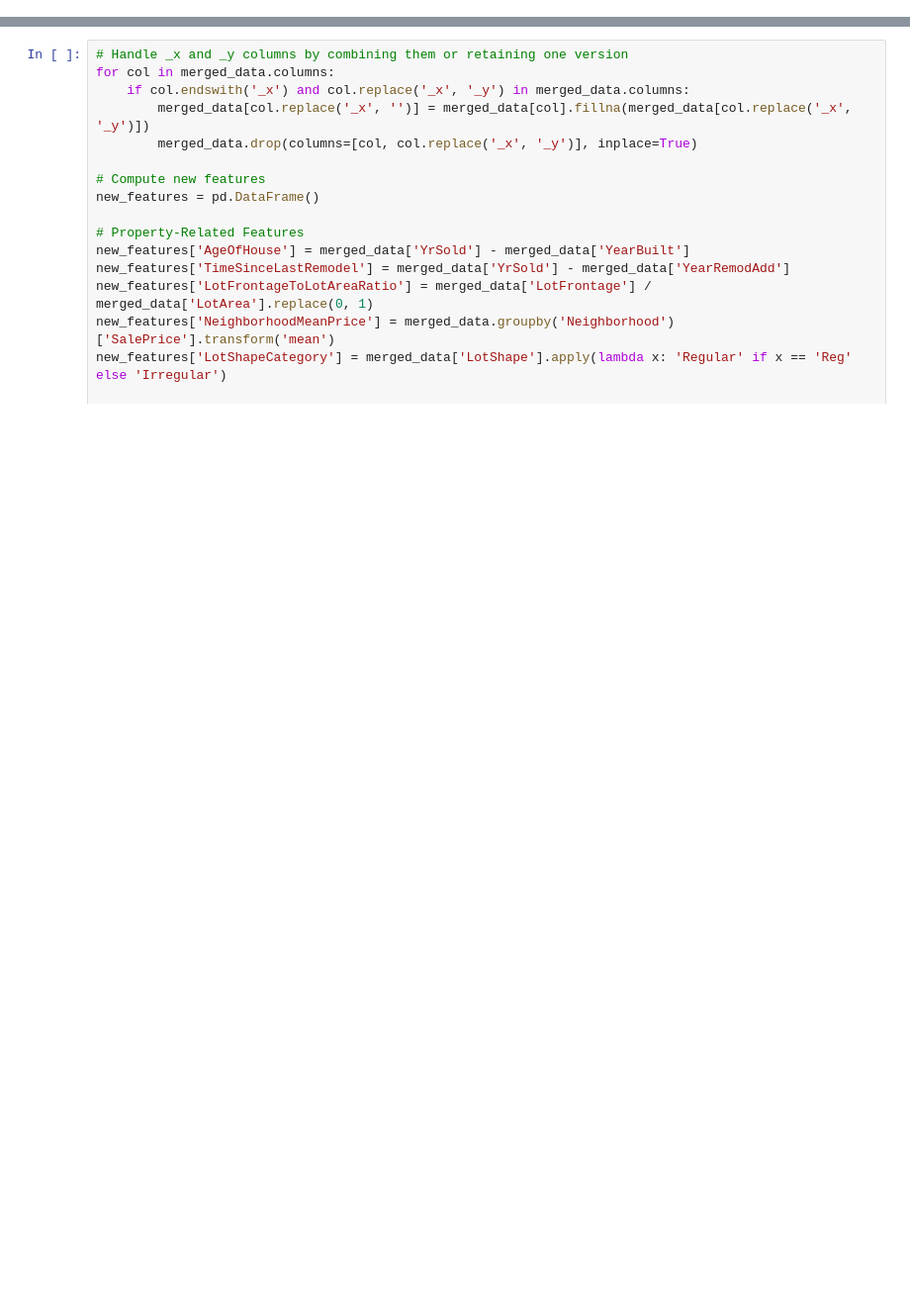
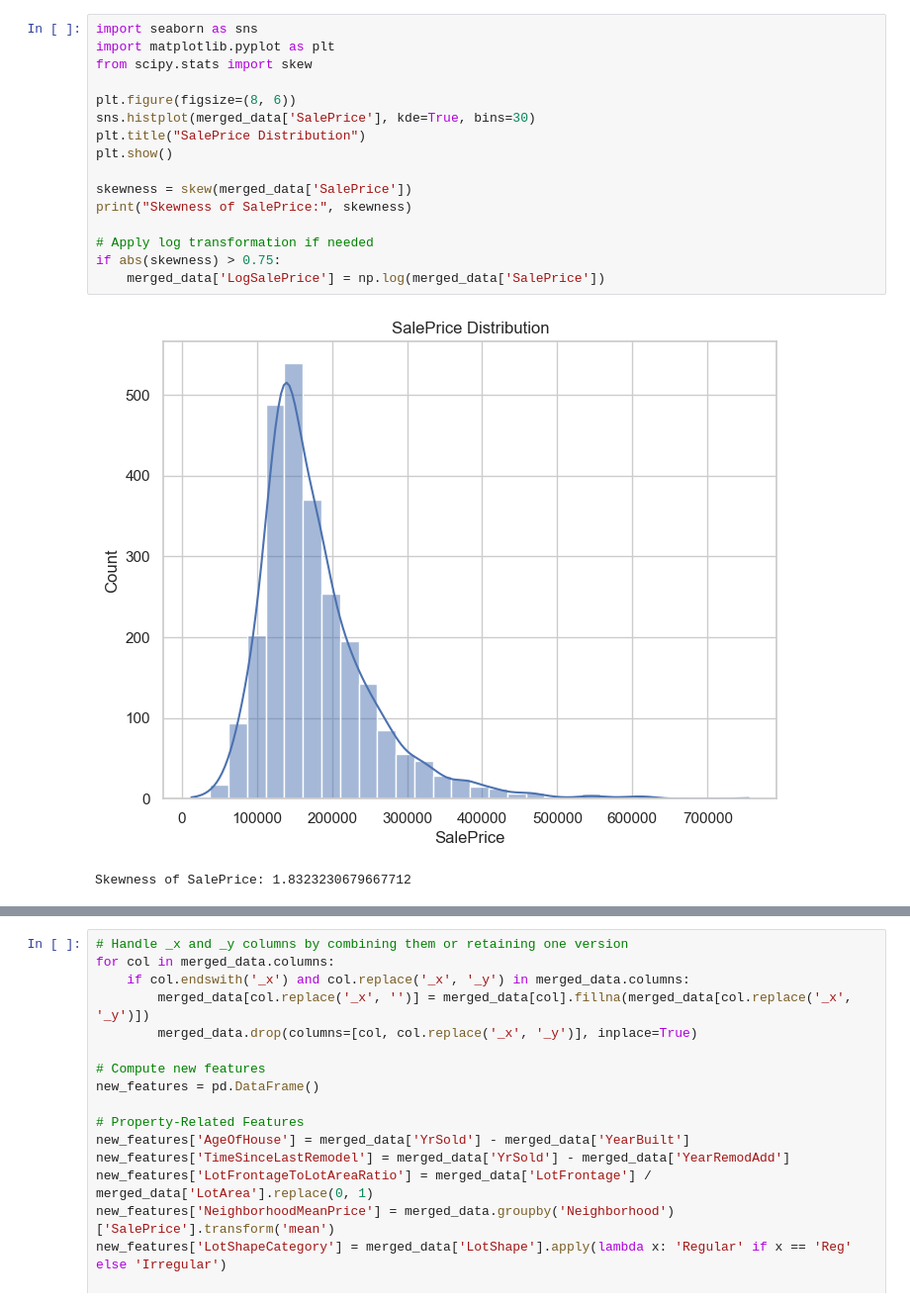
Before and after one commit to hderouen1/Machine-Learning-Project, a Jupyter notebook: data/Machine Learning Project EDA.ipynb, the cells around one changed output, grey strips where cells are left out. Shown at 99% size. Saved outputs shown, nothing was run; the diff lists cells and outputs as text; blank space fills up the shorter version.

```diff
--- a/data/Machine Learning Project Hunter DeRouen.ipynb
+++ b/data/Machine Learning Project EDA.ipynb
@@ -255,3 +255,22 @@ Name: SalePrice, dtype: float64
 [figure]
 [figure]
 ... (4 outputs left out)
+# %%
+import seaborn as sns
+import matplotlib.pyplot as plt
+from scipy.stats import skew
+
+plt.figure(figsize=(8, 6))
+sns.histplot(merged_data['SalePrice'], kde=True, bins=30)
+plt.title("SalePrice Distribution")
+plt.show()
+
+skewness = skew(merged_data['SalePrice'])
+print("Skewness of SalePrice:", skewness)
+
+# Apply log transformation if needed
+if abs(skewness) > 0.75:
+    merged_data['LogSalePrice'] = np.log(merged_data['SalePrice'])
+# %% [output]
+[figure, added]
+Skewness of SalePrice: 1.8323230679667712
```
Also changed, not shown: parts of 3 cells of this notebook.
